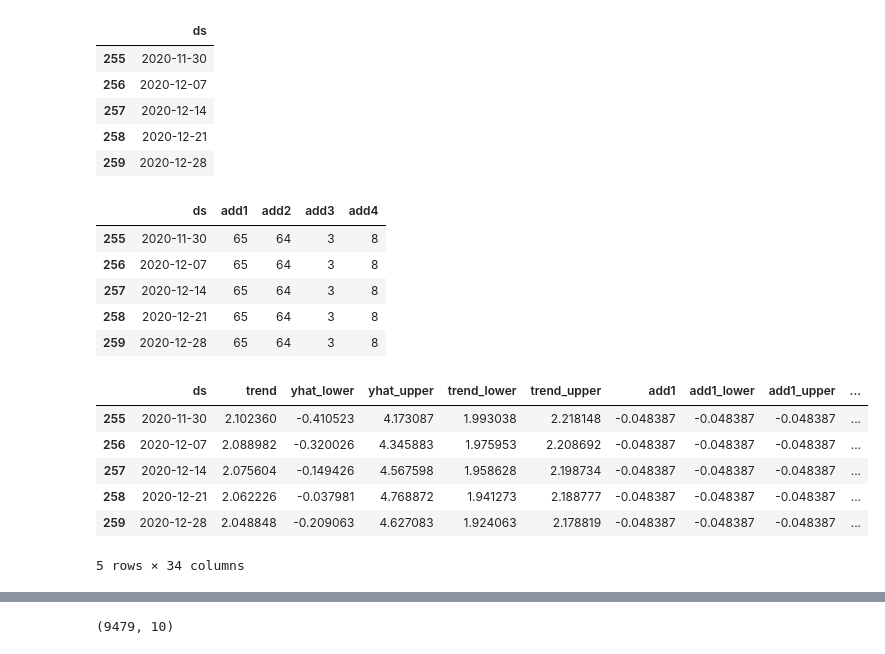
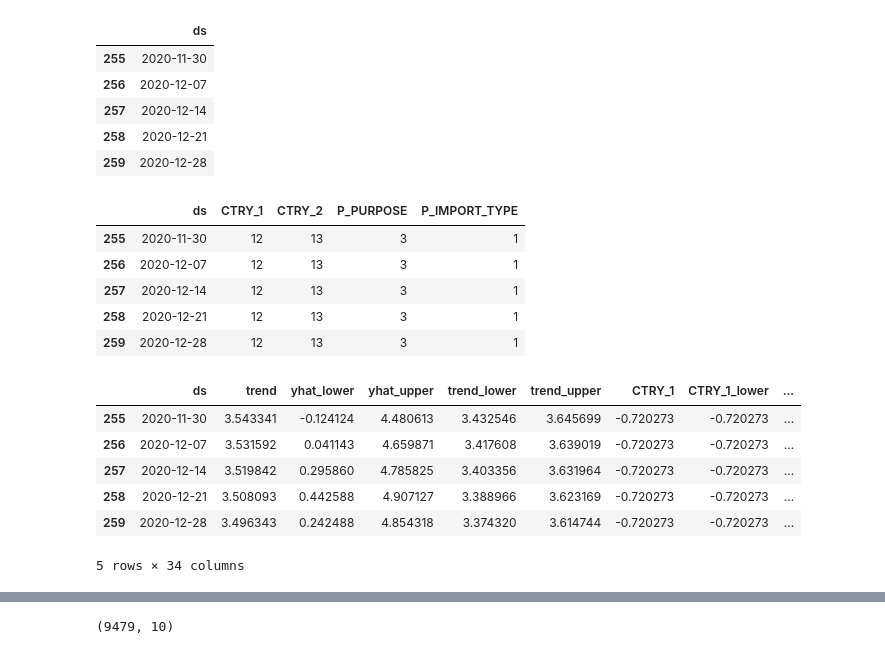
Before and after one commit to honahn/honahn, a Jupyter notebook: seafood_prophet.ipynb, the cells around one changed output, grey strips where cells are left out. Cells and saved outputs as stored; diff of their text form; code cells hidden in the pictures.

```diff
--- a/seafood_prophet.ipynb
+++ b/seafood_prophet.ipynb
@@ -181,9 +230,9 @@ fig1=m.plot(forecast, figsize=(16,10))
 # %% [markdown]
 ## 주(Week) 단위로 Future Dataframe 생성
 # %%
-future = m.make_future_dataframe(periods=52, freq='w')
-# periods=52 - 자율평가제이터 기간까지 나옴
-# periods=78 - 제출용 평가데이터기간 까지 나옴
+N=52
+# N = 52 : valid_data의 기간까지 나온다
+future = m.make_future_dataframe(periods=N, freq='w')
 # %%
 future += datetime.timedelta(days=1)
 future.tail()
@@ -194,9 +243,3 @@ future.tail()
 | 257 | 2020-12-14 |
 | 258 | 2020-12-21 |
 | 259 | 2020-12-28 |
-# %%
-# add regressor to future dataframe(apply option)
-j=1
-for i in option:
-    future['add'+str(j)]=i
-    j+=1
@@ -203,22 +249,29 @@ for i in option:
 # %%
+# add regressor to future dataframe(apply option)
+
+j=0
+for i in option:
+    future[list(train.columns[1:5])[j]]=i
+    j+=1
+
 future.tail()
 # %% [output]
-|  | ds | add1 | add2 | add3 | add4 |
-| 255 | 2020-11-30 | 65 | 64 | 3 | 8 |
-| 256 | 2020-12-07 | 65 | 64 | 3 | 8 |
-| 257 | 2020-12-14 | 65 | 64 | 3 | 8 |
-| 258 | 2020-12-21 | 65 | 64 | 3 | 8 |
-| 259 | 2020-12-28 | 65 | 64 | 3 | 8 |
+|  | ds | CTRY_1 | CTRY_2 | P_PURPOSE | P_IMPORT_TYPE |
+| 255 | 2020-11-30 | 12 | 13 | 3 | 1 |
+| 256 | 2020-12-07 | 12 | 13 | 3 | 1 |
+| 257 | 2020-12-14 | 12 | 13 | 3 | 1 |
+| 258 | 2020-12-21 | 12 | 13 | 3 | 1 |
+| 259 | 2020-12-28 | 12 | 13 | 3 | 1 |
 # %%
-forecast=m.predict(future)
+forecast_sample=m.predict(future)
 # %%
-forecast.tail()
+forecast_sample.tail()
 # %% [output]
-|  | ds | trend | yhat_lower | yhat_upper | trend_lower | trend_upper | add1 | add1_lower | add1_upper | ... |
-| 255 | 2020-11-30 | 2.102360 | -0.410523 | 4.173087 | 1.993038 | 2.218148 | -0.048387 | -0.048387 | -0.048387 | ... |
-| 256 | 2020-12-07 | 2.088982 | -0.320026 | 4.345883 | 1.975953 | 2.208692 | -0.048387 | -0.048387 | -0.048387 | ... |
-| 257 | 2020-12-14 | 2.075604 | -0.149426 | 4.567598 | 1.958628 | 2.198734 | -0.048387 | -0.048387 | -0.048387 | ... |
-| 258 | 2020-12-21 | 2.062226 | -0.037981 | 4.768872 | 1.941273 | 2.188777 | -0.048387 | -0.048387 | -0.048387 | ... |
-| 259 | 2020-12-28 | 2.048848 | -0.209063 | 4.627083 | 1.924063 | 2.178819 | -0.048387 | -0.048387 | -0.048387 | ... |
+|  | ds | trend | yhat_lower | yhat_upper | trend_lower | trend_upper | CTRY_1 | CTRY_1_lower | ... |
+| 255 | 2020-11-30 | 3.543341 | -0.124124 | 4.480613 | 3.432546 | 3.645699 | -0.720273 | -0.720273 | ... |
+| 256 | 2020-12-07 | 3.531592 | 0.041143 | 4.659871 | 3.417608 | 3.639019 | -0.720273 | -0.720273 | ... |
+| 257 | 2020-12-14 | 3.519842 | 0.295860 | 4.785825 | 3.403356 | 3.631964 | -0.720273 | -0.720273 | ... |
+| 258 | 2020-12-21 | 3.508093 | 0.442588 | 4.907127 | 3.388966 | 3.623169 | -0.720273 | -0.720273 | ... |
+| 259 | 2020-12-28 | 3.496343 | 0.242488 | 4.854318 | 3.374320 | 3.614744 | -0.720273 | -0.720273 | ... |
 5 rows × 34 columns
 # %%
```
Also changed, not shown: parts of 54 cells of this notebook.
